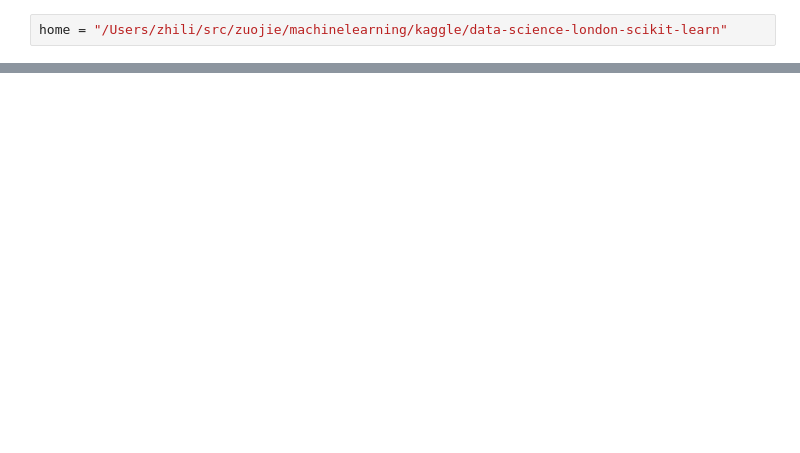
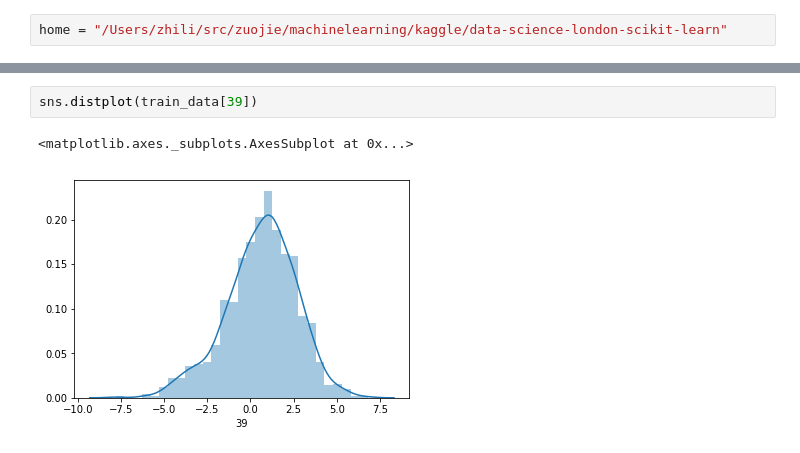
Before and after one commit to jayzo/machinelearning, a Jupyter notebook: kaggle/data-science-london-scikit-learn/predict.ipynb, the cells around one changed output, grey strips where cells are left out. Drawn from its saved outputs; the diff is of its cells as text; blank space fills up the shorter version.

```diff
--- a/kaggle/data-science-london-scikit-learn/predict.ipynb
+++ b/kaggle/data-science-london-scikit-learn/predict.ipynb
@@ -2,0 +49,5 @@ home = "/Users/zhili/src/zuojie/machinelearning/kaggle/data-science-london-sciki
+# %%
+sns.distplot(train_data[39])
+# %% [output]
+<matplotlib.axes._subplots.AxesSubplot at 0x...>
+[figure, added]
```
Also changed, not shown: parts of 39 cells of this notebook, 3 other files.
